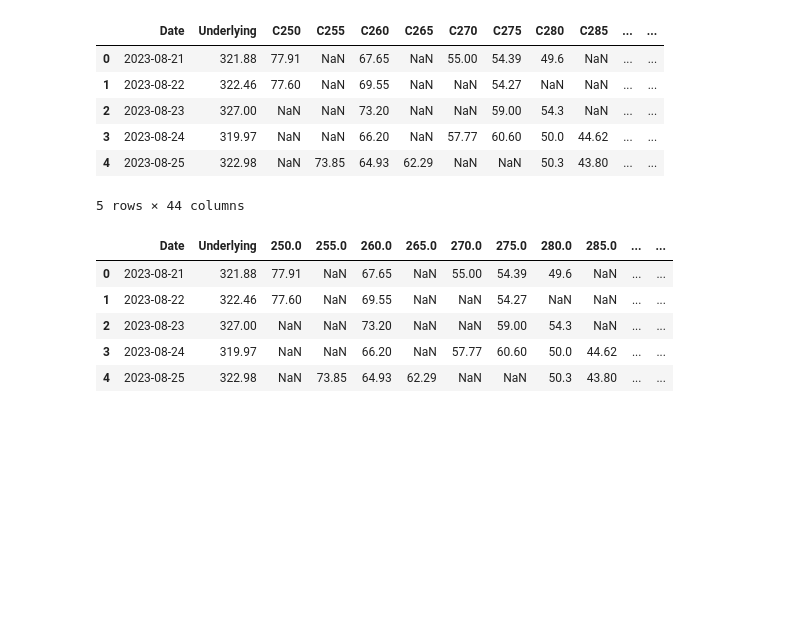
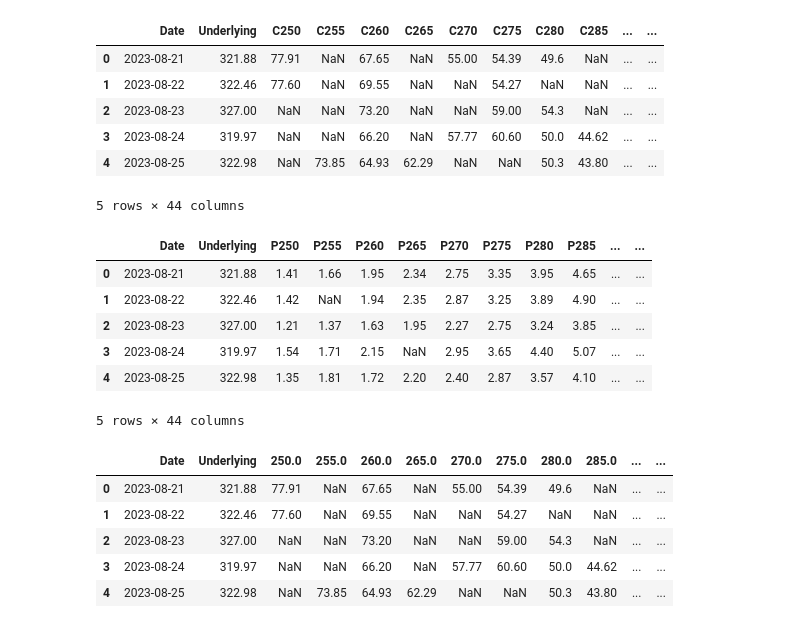
Before and after one commit to Snail664/greek-hedging, a Jupyter notebook: hedging.ipynb, the cells around one changed output. Saved outputs shown, nothing was run; the diff lists cells and outputs as text; code cells hidden in the pictures; blank space fills up the shorter version.

Commit message:
Separating call and put options info

```diff
--- a/hedging.ipynb
+++ b/hedging.ipynb
@@ -31,14 +32,3 @@ plt.ylabel('Value')
 plt.show()
 # %% [output]
 [figure]
-# %%
-# Cleaning (dropping useless colums)
-
-# Drop the "Unnamed: 0" column
-data = data.drop('Unnamed: 0', axis=1)
-
-# Drop put options (we only consider call options here)
-put_options_to_drop = [col for col in data.columns if col.startswith('P')]
-data = data.drop(columns=put_options_to_drop)
-
-data.head()
@@ -52,0 +58,5 @@ data.head()
+# %%
+# DataFrame with only Put options
+
+data_put = data[['Date', 'Underlying'] + [col for col in data.columns if col.startswith('P')]]
+print(data_put)
@@ -69,6 +98,24 @@ data.head()
 | 3 | 2023-08-24 | 319.97 | NaN | NaN | 66.20 | NaN | 57.77 | 60.60 | 50.0 | 44.62 | ... | ... |
 | 4 | 2023-08-25 | 322.98 | NaN | 73.85 | 64.93 | 62.29 | NaN | NaN | 50.3 | 43.80 | ... | ... |
 5 rows × 44 columns
+# %%
+# Add T column to put_data (remaining days to maturity)
+
+data_put['T'] = maturity - pd.to_datetime(data_put['Date'])
+data_put['T'] = data_put['T'].dt.days
+
+# Add r column (interest rate) - for the moment arbitrary fixed
+data_put['r'] = 0.05
+
+data_put.head()
+# %% [output]
+|  | Date | Underlying | P250 | P255 | P260 | P265 | P270 | P275 | P280 | P285 | ... | ... |
+| 0 | 2023-08-21 | 321.88 | 1.41 | 1.66 | 1.95 | 2.34 | 2.75 | 3.35 | 3.95 | 4.65 | ... | ... |
+| 1 | 2023-08-22 | 322.46 | 1.42 | NaN | 1.94 | 2.35 | 2.87 | 3.25 | 3.89 | 4.90 | ... | ... |
+| 2 | 2023-08-23 | 327.00 | 1.21 | 1.37 | 1.63 | 1.95 | 2.27 | 2.75 | 3.24 | 3.85 | ... | ... |
+| 3 | 2023-08-24 | 319.97 | 1.54 | 1.71 | 2.15 | NaN | 2.95 | 3.65 | 4.40 | 5.07 | ... | ... |
+| 4 | 2023-08-25 | 322.98 | 1.35 | 1.81 | 1.72 | 2.20 | 2.40 | 2.87 | 3.57 | 4.10 | ... | ... |
+5 rows × 44 columns
 # %%
 # Strike price should become a variable
 
```
Also changed, not shown: parts of 20 cells of this notebook, 2 other files.
